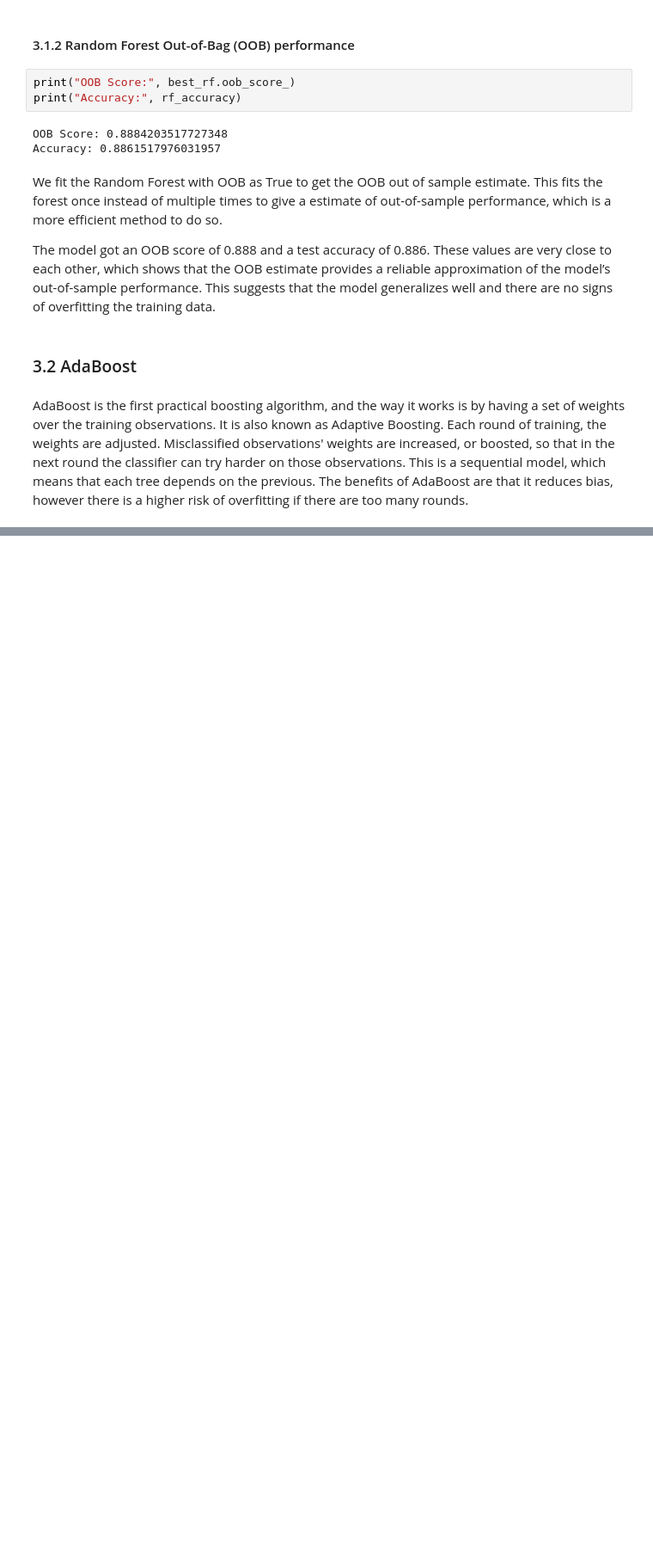
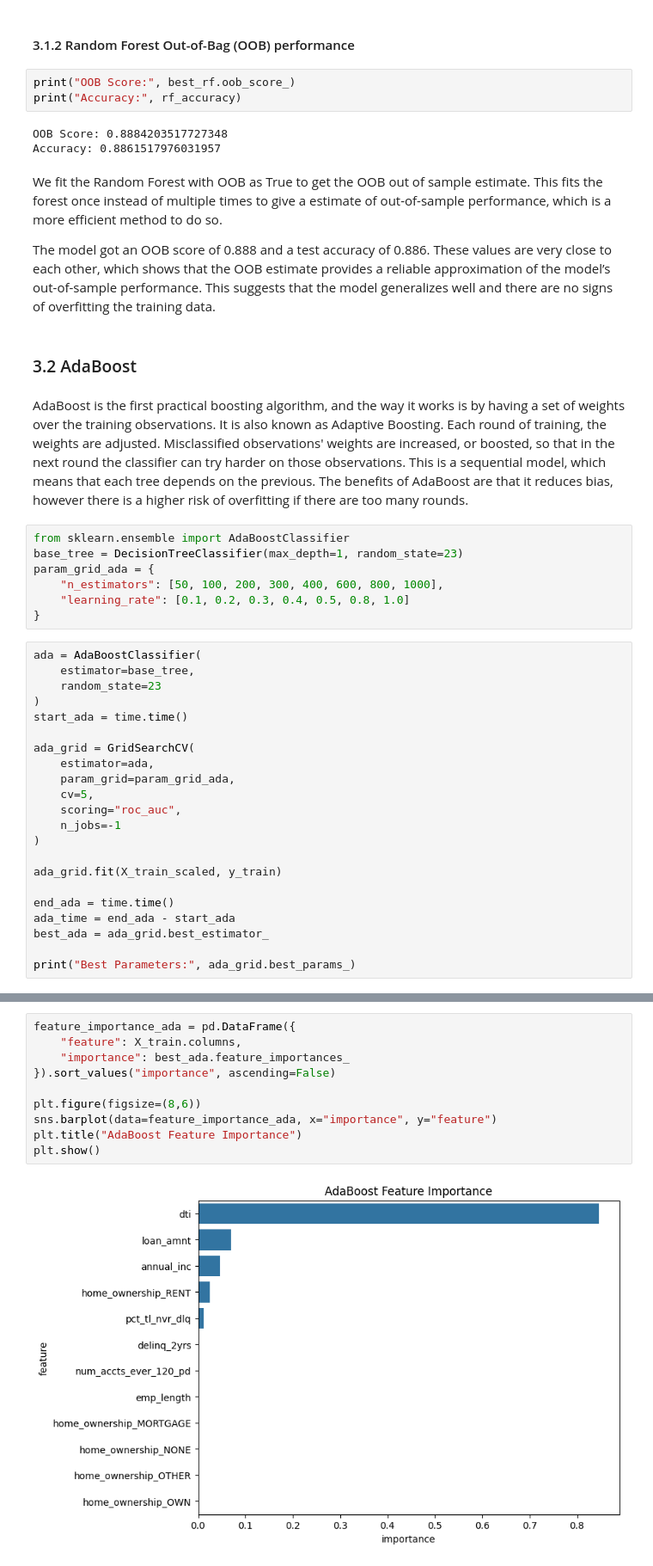
Before and after one commit to yangke34/RSM338-Assignment-5, a Jupyter notebook: RSM338 Assignment 5.ipynb, the cells around one changed output, grey strips where cells are left out. Shown at 86% size. Saved outputs shown, nothing was run; the diff lists cells and outputs as text; blank space fills up the shorter version.

Commit message:
Problem 3 Random Forest, Adaboost, XGBoost

```diff
--- a/RSM338 Assignment 5.ipynb
+++ b/RSM338 Assignment 5.ipynb
@@ -550,3 +548,32 @@ Accuracy: 0.8861517976031957
 ### 3.2 AdaBoost
 # %% [markdown]
 AdaBoost is the first practical boosting algorithm, and the way it works is by having a set of weights over the training observations. It is also known as Adaptive Boosting. Each round of training, the weights are adjusted. Misclassified observations' weights are increased, or boosted, so that in the next round the classifier can try harder on those observations. This is a sequential model, which means that each tree depends on the previous. The benefits of AdaBoost are that it reduces bias, however there is a higher risk of overfitting if there are too many rounds.
+# %%
+from sklearn.ensemble import AdaBoostClassifier
+base_tree = DecisionTreeClassifier(max_depth=1, random_state=23)
+param_grid_ada = {
+    "n_estimators": [50, 100, 200, 300, 400, 600, 800, 1000],
+    "learning_rate": [0.1, 0.2, 0.3, 0.4, 0.5, 0.8, 1.0]
+}
+# %%
+ada = AdaBoostClassifier(
+    estimator=base_tree,
+    random_state=23
+)
+start_ada = time.time()
+
+ada_grid = GridSearchCV(
+    estimator=ada,
+    param_grid=param_grid_ada,
+    cv=5,
+    scoring="roc_auc",
+    n_jobs=-1
+)
+
+ada_grid.fit(X_train_scaled, y_train)
+
+end_ada = time.time()
+ada_time = end_ada - start_ada
+best_ada = ada_grid.best_estimator_
+
+print("Best Parameters:", ada_grid.best_params_)
@@ -552,0 +607,12 @@ AdaBoost is the first practical boosting algorithm, and the way it works is by h
+# %%
+feature_importance_ada = pd.DataFrame({
+    "feature": X_train.columns,
+    "importance": best_ada.feature_importances_
+}).sort_values("importance", ascending=False)
+
+plt.figure(figsize=(8,6))
+sns.barplot(data=feature_importance_ada, x="importance", y="feature")
+plt.title("AdaBoost Feature Importance")
+plt.show()
+# %% [output]
+[figure, added]
```
Also changed, not shown: parts of 19 cells of this notebook.
